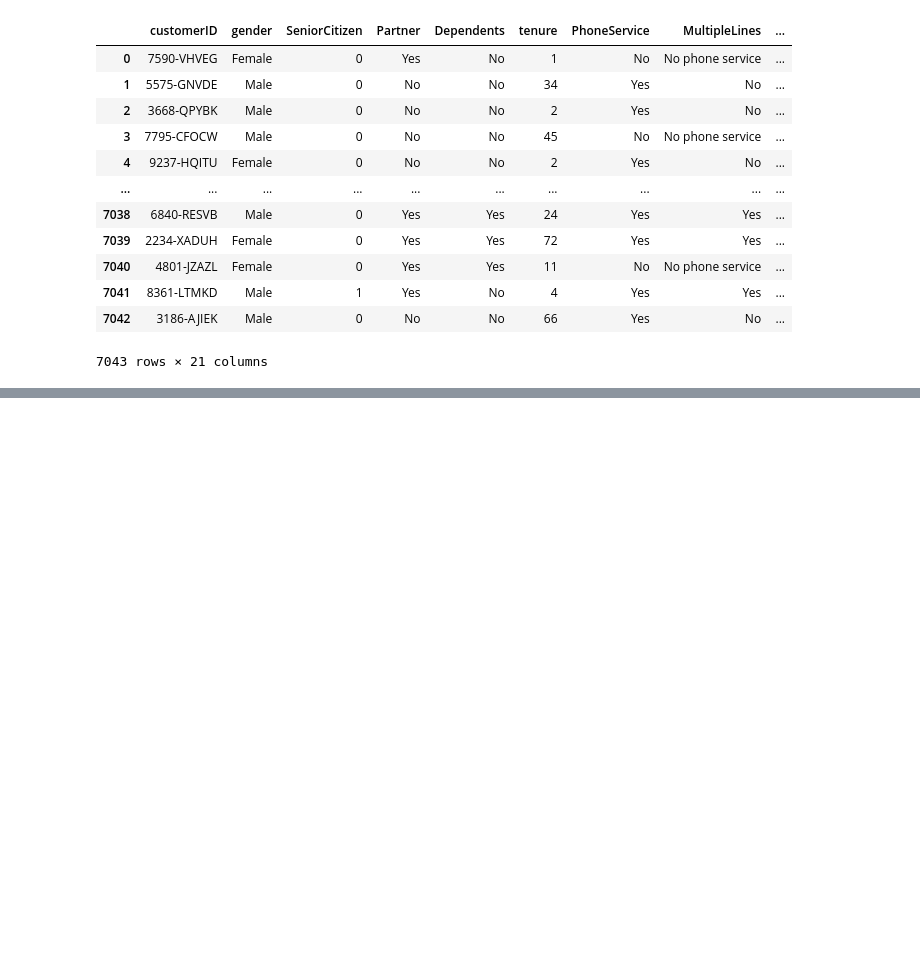
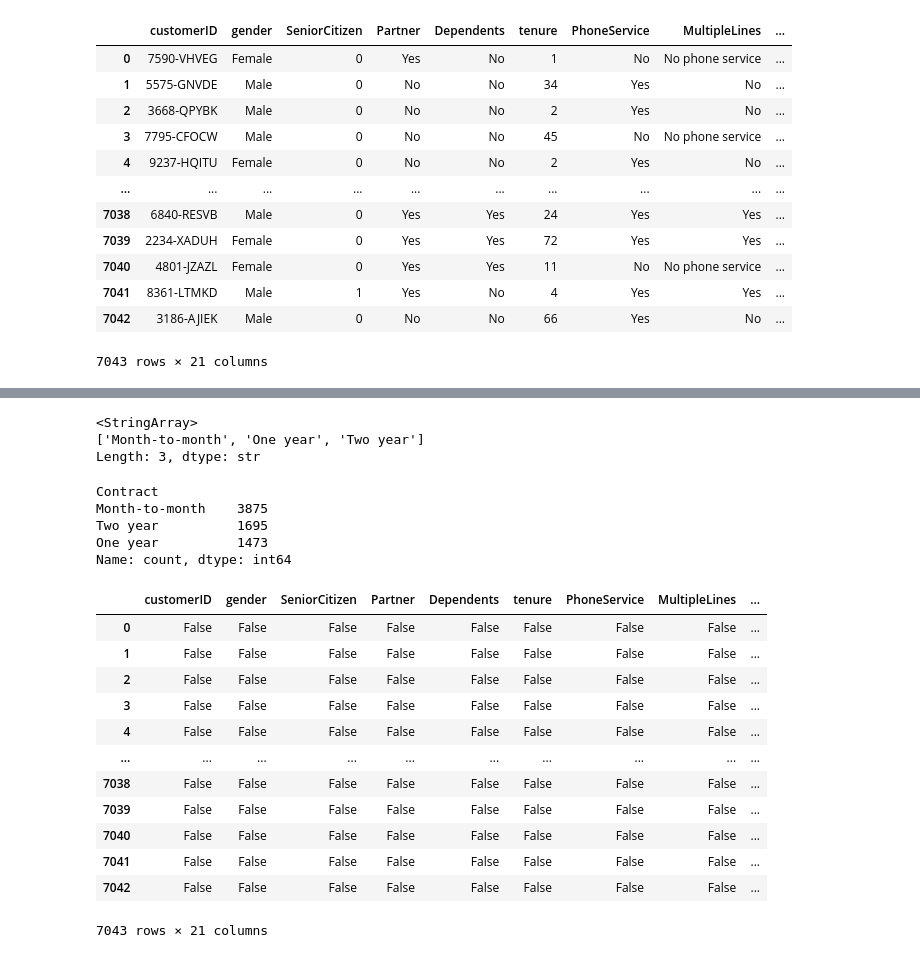
Before and after one commit to SaadAkr005/churn-mlops, a Jupyter notebook: notebooks/exploration.ipynb, the cells around one changed output, grey strips where cells are left out. Drawn from its saved outputs; the diff is of its cells as text; code cells hidden in the pictures; blank space fills up the shorter version.

```diff
--- a/notebooks/exploration.ipynb
+++ b/notebooks/exploration.ipynb
@@ -30,0 +41,30 @@ customers.head(5)
+# %%
+customers["Contract"].unique()
+# %% [output]
+<StringArray>
+['Month-to-month', 'One year', 'Two year']
+Length: 3, dtype: str
+# %%
+customers["Contract"].value_counts()
+# %% [output]
+Contract
+Month-to-month    3875
+Two year          1695
+One year          1473
+Name: count, dtype: int64
+# %%
+customers.isna()
+# %% [output]
+|  | customerID | gender | SeniorCitizen | Partner | Dependents | tenure | PhoneService | MultipleLines | ... |
+| 0 | False | False | False | False | False | False | False | False | ... |
+| 1 | False | False | False | False | False | False | False | False | ... |
+| 2 | False | False | False | False | False | False | False | False | ... |
+| 3 | False | False | False | False | False | False | False | False | ... |
+| 4 | False | False | False | False | False | False | False | False | ... |
+| ... | ... | ... | ... | ... | ... | ... | ... | ... | ... |
+| 7038 | False | False | False | False | False | False | False | False | ... |
+| 7039 | False | False | False | False | False | False | False | False | ... |
+| 7040 | False | False | False | False | False | False | False | False | ... |
+| 7041 | False | False | False | False | False | False | False | False | ... |
+| 7042 | False | False | False | False | False | False | False | False | ... |
+7043 rows × 21 columns
```
Also changed, not shown: parts of 16 cells of this notebook, 1 other file.
